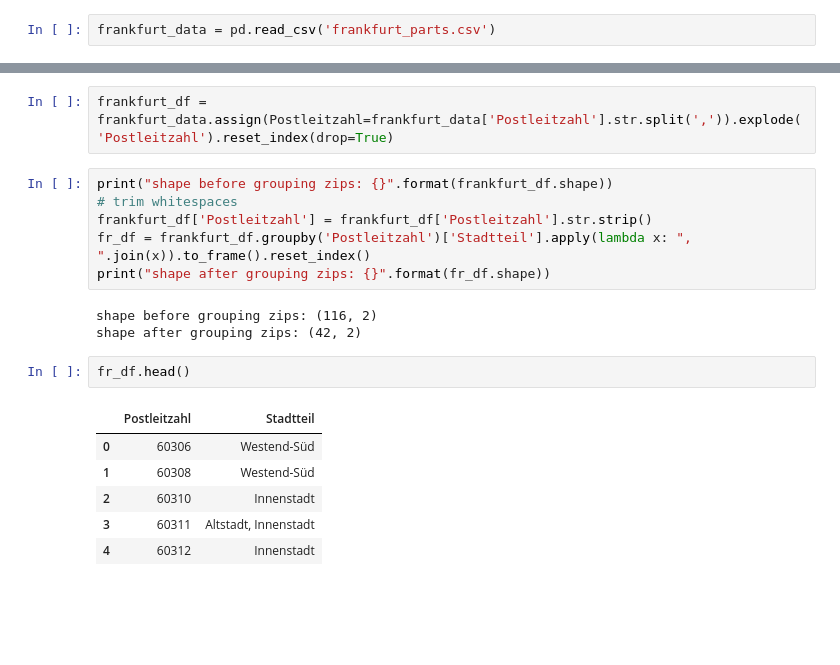
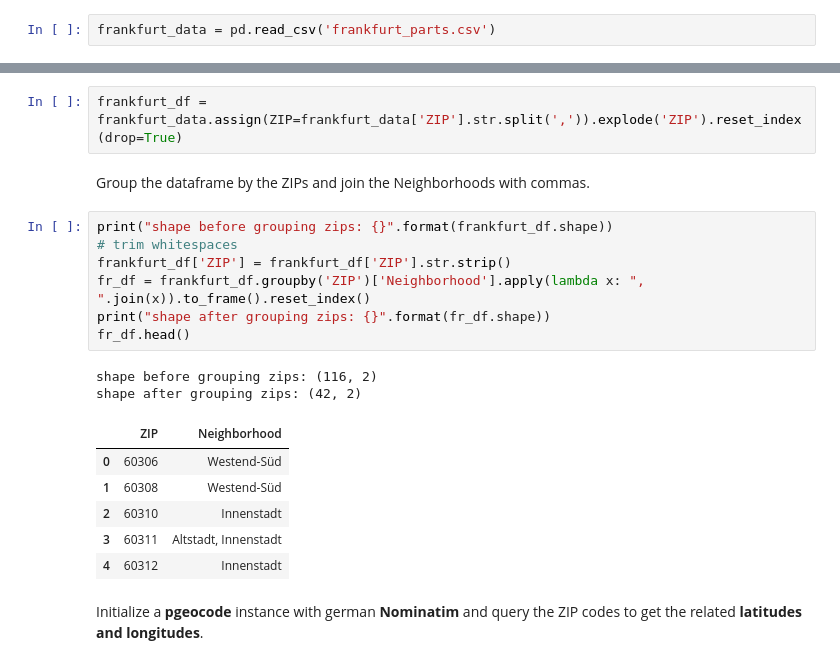
Before and after one commit to marodatavision/Coursera_Capstone, a Jupyter notebook: The_Battle_of_Neighborhoods_Week_1.ipynb, the cells around one changed output, grey strips where cells are left out. Saved outputs shown, nothing was run; the diff lists cells and outputs as text; blank space fills up the shorter version.

```diff
--- a/The_Battle_of_Neighborhoods_Week_1.ipynb
+++ b/The_Battle_of_Neighborhoods_Week_1.ipynb
@@ -45,22 +70,24 @@ frankfurt_data.head()
 # %%
-frankfurt_df = frankfurt_data.assign(Postleitzahl=frankfurt_data['Postleitzahl'].str.split(',')).explode('Postleitzahl').reset_index(drop=True)
+frankfurt_df = frankfurt_data.assign(ZIP=frankfurt_data['ZIP'].str.split(',')).explode('ZIP').reset_index(drop=True)
+# %% [markdown]
+Group the dataframe by the ZIPs and join the Neighborhoods with commas.
 # %%
 print("shape before grouping zips: {}".format(frankfurt_df.shape))
 # trim whitespaces
-frankfurt_df['Postleitzahl'] = frankfurt_df['Postleitzahl'].str.strip()
-fr_df = frankfurt_df.groupby('Postleitzahl')['Stadtteil'].apply(lambda x: ", ".join(x)).to_frame().reset_index()
+frankfurt_df['ZIP'] = frankfurt_df['ZIP'].str.strip()
+fr_df = frankfurt_df.groupby('ZIP')['Neighborhood'].apply(lambda x: ", ".join(x)).to_frame().reset_index()
 print("shape after grouping zips: {}".format(fr_df.shape))
+fr_df.head()
 # %% [output]
 shape before grouping zips: (116, 2)
 shape after grouping zips: (42, 2)
+|  | ZIP | Neighborhood |
+| 0 | 60306 | Westend-Süd |
+| 1 | 60308 | Westend-Süd |
+| 2 | 60310 | Innenstadt |
+| 3 | 60311 | Altstadt, Innenstadt |
+| 4 | 60312 | Innenstadt |
-# %%
-fr_df.head()
-# %% [output]
-|  | Postleitzahl | Stadtteil |
-| 0 | 60306 | Westend-Süd |
-| 1 | 60308 | Westend-Süd |
-| 2 | 60310 | Innenstadt |
-| 3 | 60311 | Altstadt, Innenstadt |
-| 4 | 60312 | Innenstadt |
+# %% [markdown]
+Initialize a __pgeocode__ instance with german __Nominatim__ and query the ZIP codes to get the related __latitudes and longitudes__.
 # %%
 zipcoder = pgeocode.Nominatim('de')
```
Also changed, not shown: parts of 26 cells of this notebook.
